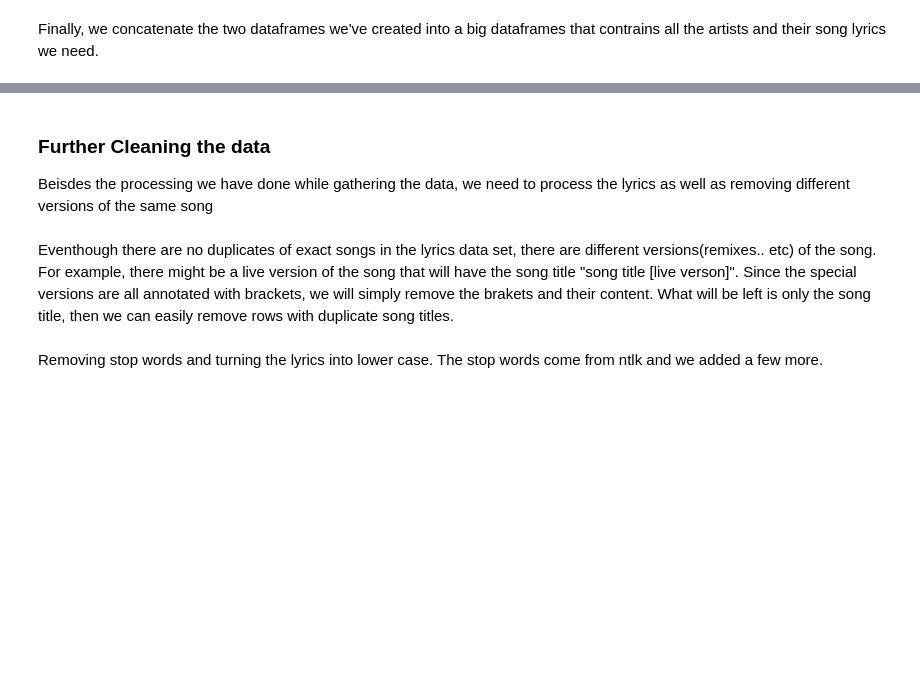
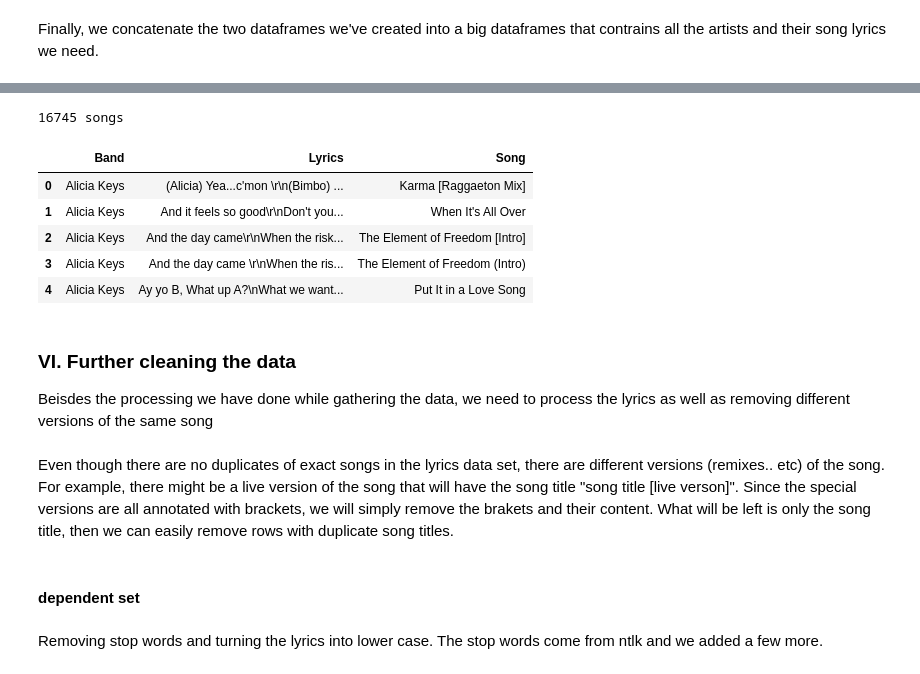
Before and after one commit to kachiem/COGS108_final, a Jupyter notebook: FinalProject.ipynb, the cells around one changed output, grey strips where cells are left out. Drawn from its saved outputs; the diff is of its cells as text; code cells hidden in the pictures; blank space fills up the shorter version.

```diff
--- a/FinalProject.ipynb
+++ b/FinalProject.ipynb
@@ -249,6 +295,20 @@ Now, we can begin collecting lyrics for data processing.
+# %%
+finalLyrics2 = pd.concat([plyrics1,plyrics2])
+print(len(finalLyrics2), "songs")
+finalLyrics2.head()
+# %% [output]
+16745 songs
+|  | Band | Lyrics | Song |
+| 0 | Alicia Keys | (Alicia) Yea...c'mon \r\n(Bimbo) ... | Karma [Raggaeton Mix] |
+| 1 | Alicia Keys | And it feels so good\r\nDon't you... | When It's All Over |
+| 2 | Alicia Keys | And the day came\r\nWhen the risk... | The Element of Freedom [Intro] |
+| 3 | Alicia Keys | And the day came \r\nWhen the ris... | The Element of Freedom (Intro) |
+| 4 | Alicia Keys | Ay yo B, What up A?\nWhat we want... | Put It in a Love Song |
 # %% [markdown]
-### Further Cleaning the data
+### VI. Further cleaning the data
 Beisdes the processing we have done while gathering the data, we need to process the lyrics as well as removing different versions of the same song
 # %% [markdown]
-Eventhough there are no duplicates of exact songs in the lyrics data set, there are different versions(remixes.. etc) of the song. For example, there might be a live version of the song that will have the song title "song title [live verson]". Since the special versions are all annotated with brackets, we will simply remove the brakets and their content. What will be left is only the song title, then we can easily remove rows with duplicate song titles.
+Even though there are no duplicates of exact songs in the lyrics data set, there are different versions (remixes.. etc) of the song. For example, there might be a live version of the song that will have the song title "song title [live verson]". Since the special versions are all annotated with brackets, we will simply remove the brakets and their content. What will be left is only the song title, then we can easily remove rows with duplicate song titles.
+# %% [markdown]
+#### dependent set
 # %%
```
Also changed, not shown: parts of 41 cells of this notebook.
